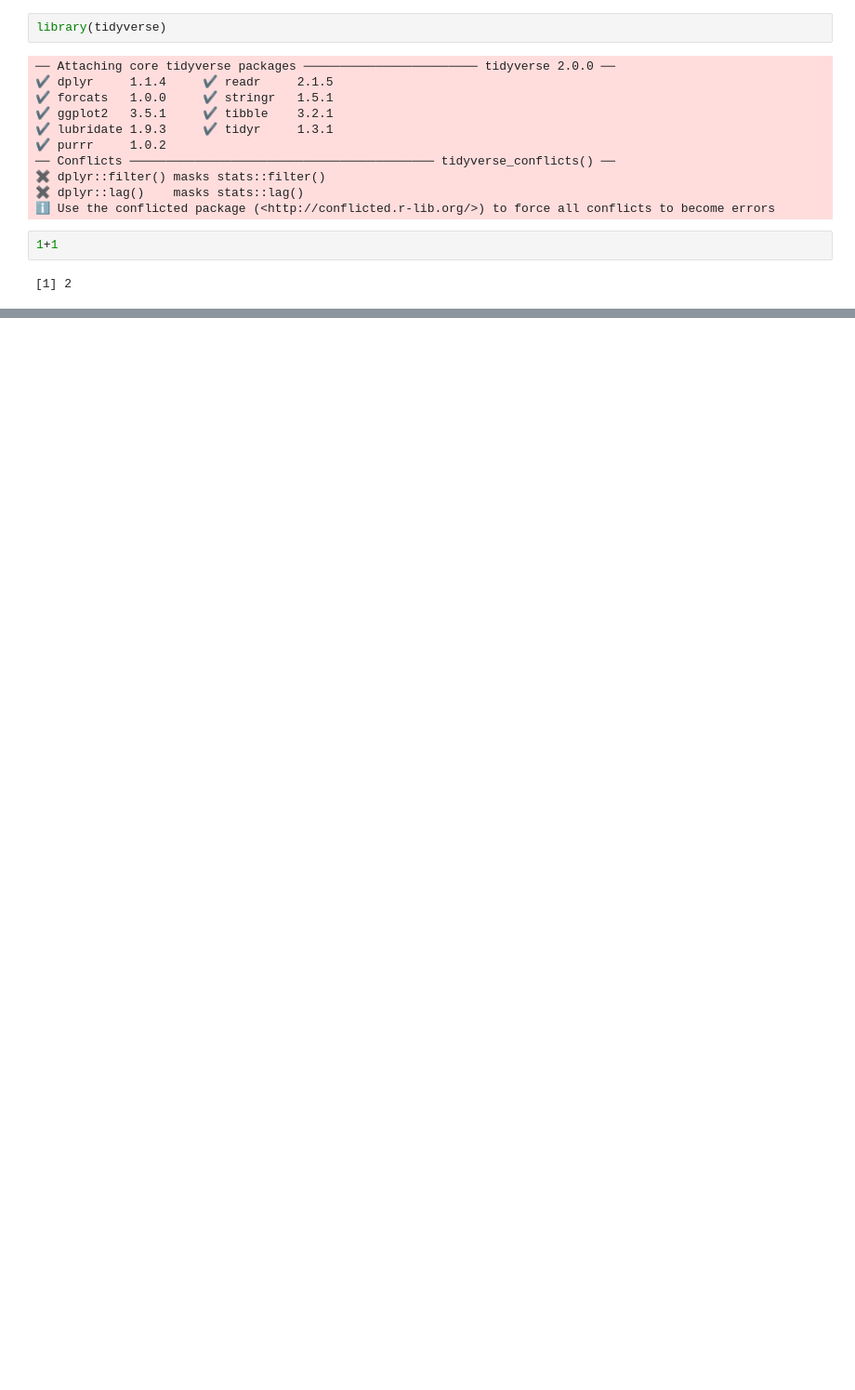
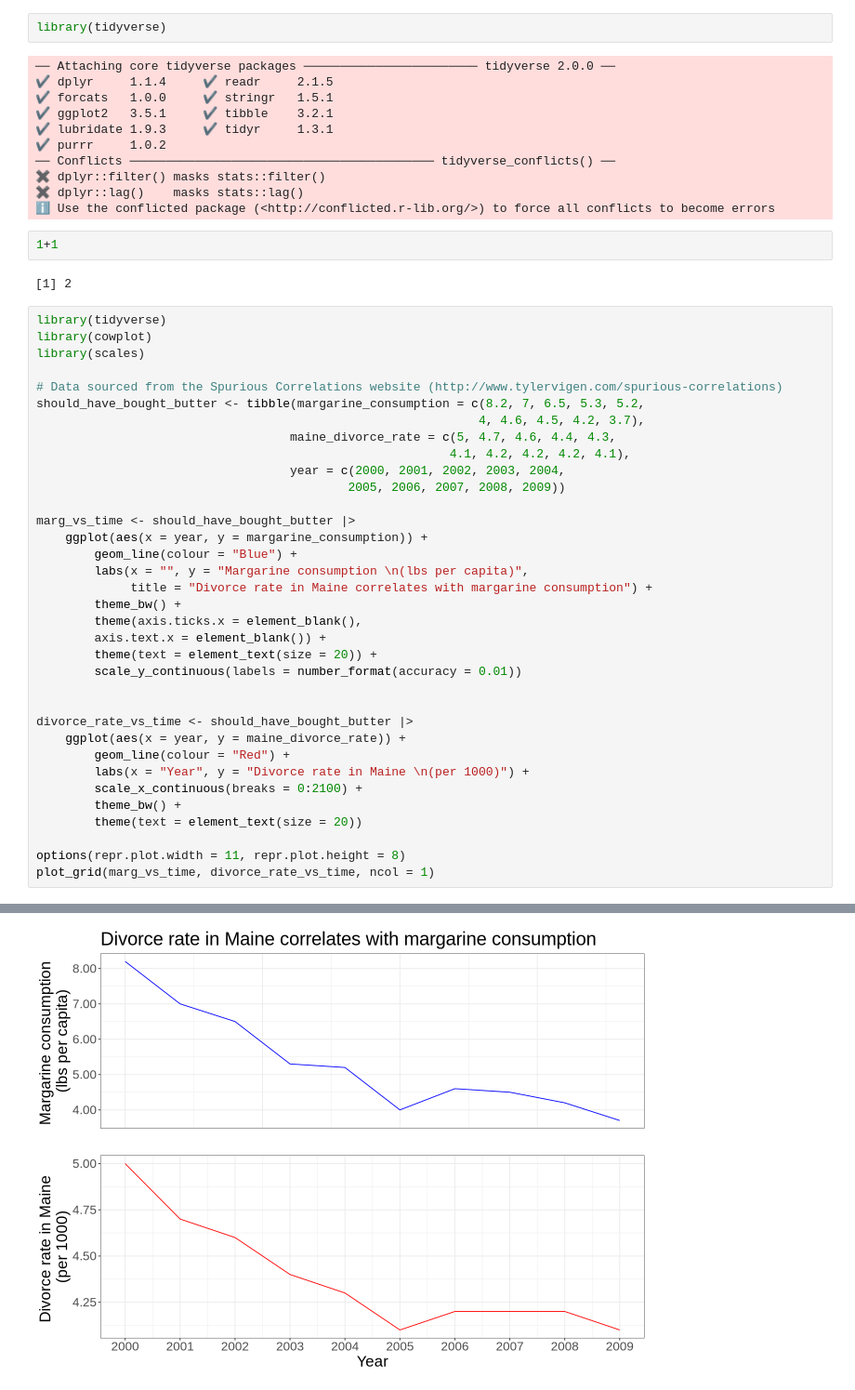
Before and after one commit to mxiao05/testing-thing, a Jupyter notebook: test.ipynb, the cells around one changed output, grey strips where cells are left out. Shown at 93% size. Saved outputs shown, nothing was run; the diff lists cells and outputs as text; blank space fills up the shorter version.

Commit message:
Textbook code
Added the code from the text book 12.5

```diff
--- a/test.ipynb
+++ b/test.ipynb
@@ -15,3 +15,39 @@ library(tidyverse)
 1+1
 # %% [output]
 [1] 2
+# %%
+library(tidyverse)
+library(cowplot)
+library(scales)
+
+# Data sourced from the Spurious Correlations website (http://www.tylervigen.com/spurious-correlations)
+should_have_bought_butter <- tibble(margarine_consumption = c(8.2, 7, 6.5, 5.3, 5.2,
+                                                             4, 4.6, 4.5, 4.2, 3.7),
+                                   maine_divorce_rate = c(5, 4.7, 4.6, 4.4, 4.3,
+                                                         4.1, 4.2, 4.2, 4.2, 4.1),
+                                   year = c(2000, 2001, 2002, 2003, 2004,
+                                           2005, 2006, 2007, 2008, 2009))
+
+marg_vs_time <- should_have_bought_butter |>
+    ggplot(aes(x = year, y = margarine_consumption)) +
+        geom_line(colour = "Blue") +
+        labs(x = "", y = "Margarine consumption \n(lbs per capita)",
+             title = "Divorce rate in Maine correlates with margarine consumption") +
+        theme_bw() +
+        theme(axis.ticks.x = element_blank(),
+        axis.text.x = element_blank()) +
+        theme(text = element_text(size = 20)) +
+        scale_y_continuous(labels = number_format(accuracy = 0.01))
+
+
+divorce_rate_vs_time <- should_have_bought_butter |>
+    ggplot(aes(x = year, y = maine_divorce_rate)) +
+        geom_line(colour = "Red") +
+        labs(x = "Year", y = "Divorce rate in Maine \n(per 1000)") +
+        scale_x_continuous(breaks = 0:2100) +
+        theme_bw() +
+        theme(text = element_text(size = 20))
+
+options(repr.plot.width = 11, repr.plot.height = 8)
+plot_grid(marg_vs_time, divorce_rate_vs_time, ncol = 1)
+# %% [output]
@@ -17,0 +74 @@ library(tidyverse)
+[figure, added]
```
Also changed, not shown: parts of 1 cell of this notebook.
